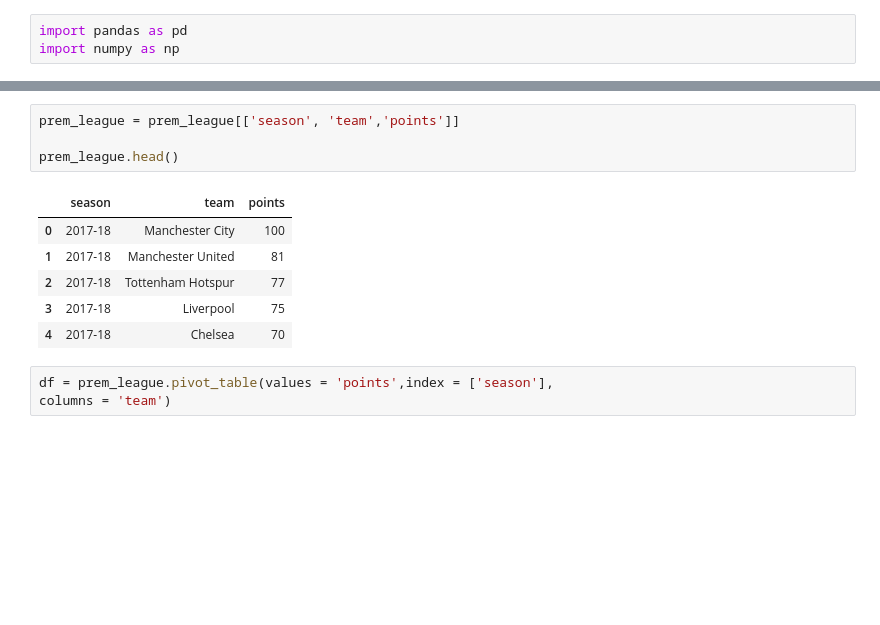
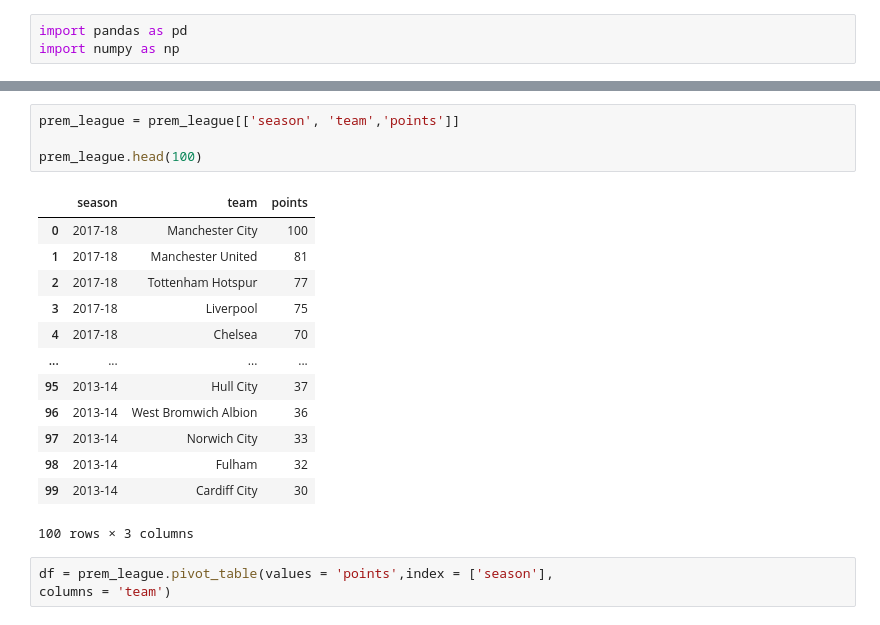
Before and after one commit to jurioste4/Myprojects, a Jupyter notebook: Code_practice/animated_bar_charts/code.ipynb, the cells around one changed output, grey strips where cells are left out. Saved outputs shown, nothing was run; the diff lists cells and outputs as text; blank space fills up the shorter version.

```diff
--- a/Code_practice/animated_bar_charts/code.ipynb
+++ b/Code_practice/animated_bar_charts/code.ipynb
@@ -16,14 +22,21 @@ prem_league.head()
 # %%
 prem_league = prem_league[['season', 'team','points']]
 
-prem_league.head()
+prem_league.head(100)
 # %% [output]
 |  | season | team | points |
 | 0 | 2017-18 | Manchester City | 100 |
 | 1 | 2017-18 | Manchester United | 81 |
 | 2 | 2017-18 | Tottenham Hotspur | 77 |
 | 3 | 2017-18 | Liverpool | 75 |
 | 4 | 2017-18 | Chelsea | 70 |
+| ... | ... | ... | ... |
+| 95 | 2013-14 | Hull City | 37 |
+| 96 | 2013-14 | West Bromwich Albion | 36 |
+| 97 | 2013-14 | Norwich City | 33 |
+| 98 | 2013-14 | Fulham | 32 |
+| 99 | 2013-14 | Cardiff City | 30 |
+100 rows × 3 columns
 # %%
 df = prem_league.pivot_table(values = 'points',index = ['season'],                                                                                                                columns = 'team')
 # %%
```
Also changed, not shown: parts of 11 cells of this notebook, 2 other files.
